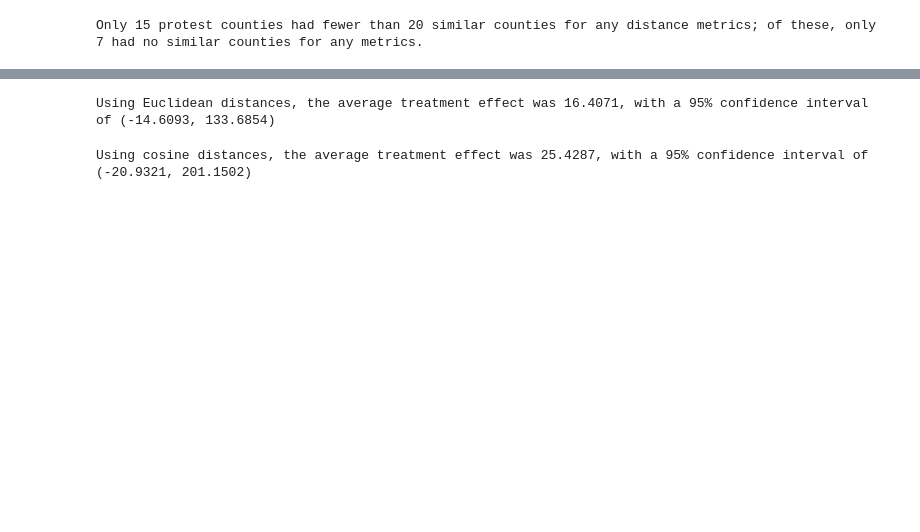
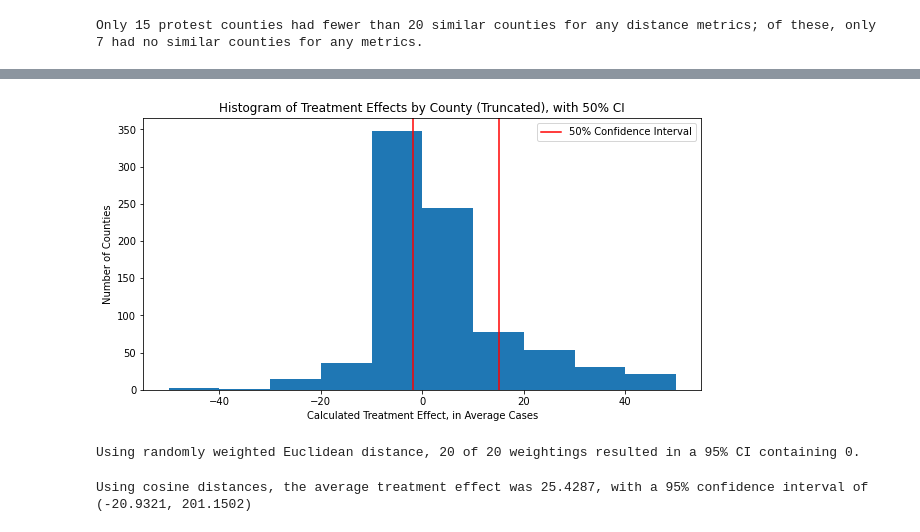
Before and after one commit to MichaelYinGH/ac209project, a Jupyter notebook: notebooks/treatment.ipynb, the cells around one changed output, grey strips where cells are left out. Saved outputs shown, nothing was run; the diff lists cells and outputs as text; code cells hidden in the pictures; blank space fills up the shorter version.

```diff
--- a/notebooks/treatment.ipynb
+++ b/notebooks/treatment.ipynb
@@ -150,23 +176,32 @@ for ind, row in closest_counties.iterrows():
+# %%
+fig, ax = plt.subplots(1, 1, figsize = (10, 5))
+
+ax.hist(treatment_ueuc, range = (-50, 50), bins = 10)
+ax.axvline(treatment_ueuc_50ci_l, c = "r")
+ax.axvline(treatment_ueuc_50ci_r, c = "r")
+ax.set_xlabel("Calculated Treatment Effect, in Average Cases")
+ax.set_ylabel("Number of Counties")
+ax.set_title("Histogram of Treatment Effects by County (Truncated), with 50% CI")
+ax.legend(["50% Confidence Interval"])
+
+fig.show()
+# %% [output]
+[figure, added]
+# %%
+treatment_euc = diff.drop(["cos", "euc_unweighted"], axis = 1).dropna(axis = 0)
+num_containing_0 = sum((np.percentile(treatment_euc, 40, axis = 0) < 0) & (np.percentile(treatment_euc, 60, axis = 0) > 0))
+
+print(f"Using randomly weighted Euclidean distance, {num_containing_0} of 20 weightings resulted in a 95% CI containing 0.")
+# %% [output]
+Using randomly weighted Euclidean distance, 20 of 20 weightings resulted in a 95% CI containing 0.
 # %%
-diff = -1 * counterfactual.subtract(actual, axis = "rows")
-treatment_euc = diff.drop("cos", axis = 1).mean(axis = 1)
+treatment_cos = diff.cos
 
-treatment_euc_avg = np.nanmean(treatment_euc)
-treatment_euc_sorted = treatment_euc.dropna().values
-treatment_euc_sorted.sort()
-treatment_euc_ci_l, treatment_euc_ci_r = (np.percentile(treatment_euc_sorted, 2.5), np.percentile(treatment_euc_sorted, 97.5))
+treatment_cos_avg = np.nanmean(treatment_cos)
+treatment_cos_sorted = treatment_cos.dropna().values
+treatment_cos_sorted.sort()
+treatment_cos_ci_l, treatment_cos_ci_r = (np.percentile(treatment_cos_sorted, 2.5), np.percentile(treatment_cos_sorted, 97.5))
 
-print(f"Using Euclidean distances, the average treatment effect was {treatment_euc_avg:.4f}, with a 95% confidence interval of ({treatment_euc_ci_l:.4f}, {treatment_euc_ci_r:.4f})")
+print(f"Using cosine distance, the average treatment effect was {treatment_cos_avg:.4f}, with a 95% confidence interval of ({treatment_cos_ci_l:.4f}, {treatment_cos_ci_r:.4f})")
 # %% [output]
-Using Euclidean distances, the average treatment effect was 16.4071, with a 95% confidence interval of (-14.6093, 133.6854)
+Using cosine distances, the average treatment effect was 25.4287, with a 95% confidence interval of (-20.9321, 201.1502)
-# %%
-treatment_cos = diff.cos
-
-treatment_cos_avg = np.nanmean(treatment_cos)
-treatment_cos_sorted = treatment_cos.dropna().values
-treatment_cos_sorted.sort()
-treatment_cos_ci_l, treatment_cos_ci_r = (np.percentile(treatment_cos_sorted, 2.5), np.percentile(treatment_cos_sorted, 97.5))
-
-print(f"Using cosine distances, the average treatment effect was {treatment_cos_avg:.4f}, with a 95% confidence interval of ({treatment_cos_ci_l:.4f}, {treatment_cos_ci_r:.4f})")
-# %% [output]
-Using cosine distances, the average treatment effect was 25.4287, with a 95% confidence interval of (-20.9321, 201.1502)
```
Also changed, not shown: parts of 4 cells of this notebook.
